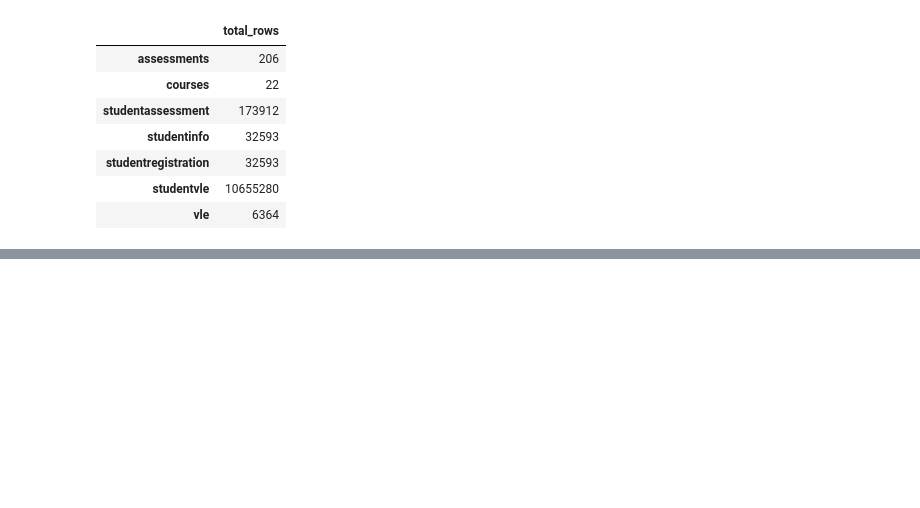
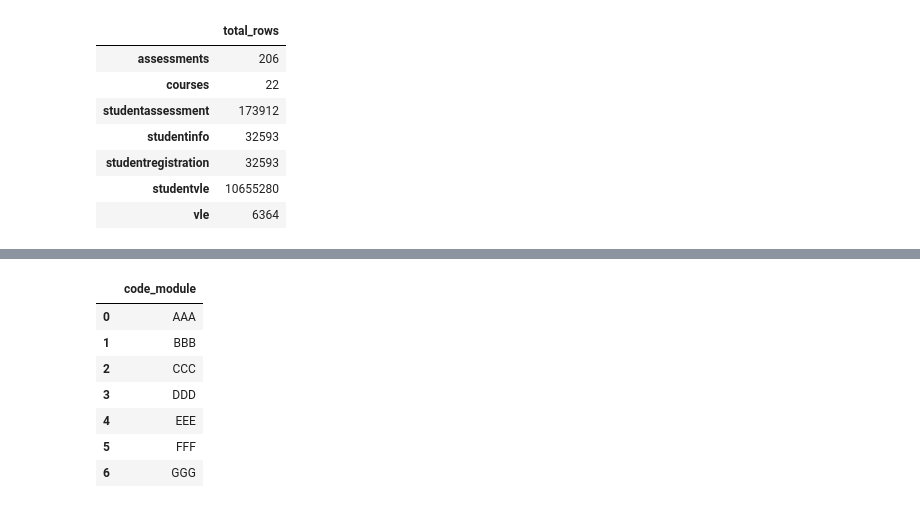
Before and after one commit to IamRaNo/Portfolio-Projects-Repository, a Jupyter notebook: Open University Dataset/Solutions/understanding_the_data.ipynb, the cells around one changed output, grey strips where cells are left out. Saved outputs shown, nothing was run; the diff lists cells and outputs as text; code cells hidden in the pictures; blank space fills up the shorter version.

```diff
--- a/Open University Dataset/Solutions/understanding_the_data.ipynb
+++ b/Open University Dataset/Solutions/understanding_the_data.ipynb
@@ -113,0 +133,11 @@ pd.DataFrame.from_dict(df,orient='index',columns=['total_rows'])
+# %%
+sql('select distinct code_module from assessments')
+# %% [output]
+|  | code_module |
+| 0 | AAA |
+| 1 | BBB |
+| 2 | CCC |
+| 3 | DDD |
+| 4 | EEE |
+| 5 | FFF |
+| 6 | GGG |
```
Also changed, not shown: parts of 24 cells of this notebook.
